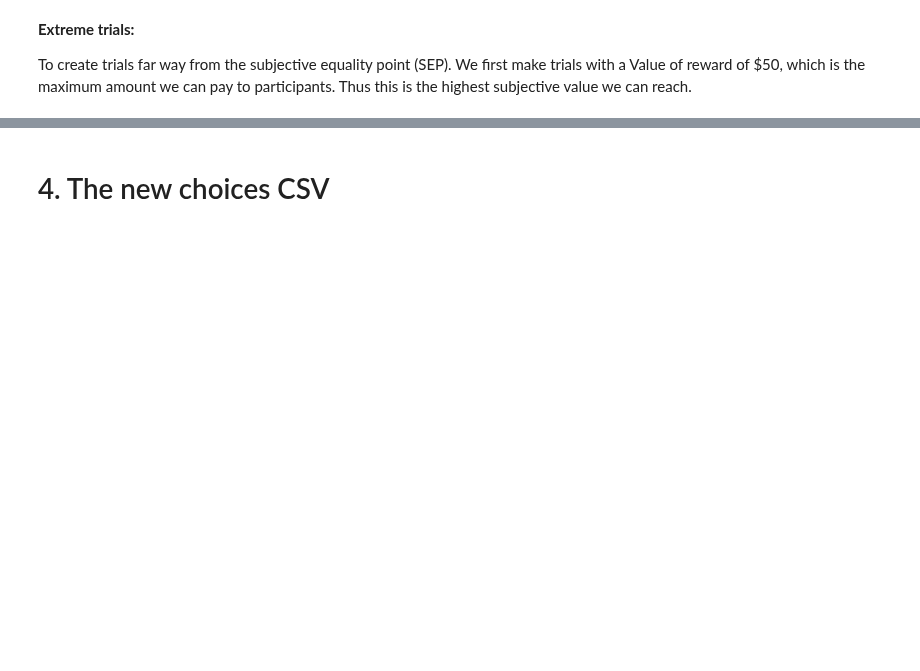
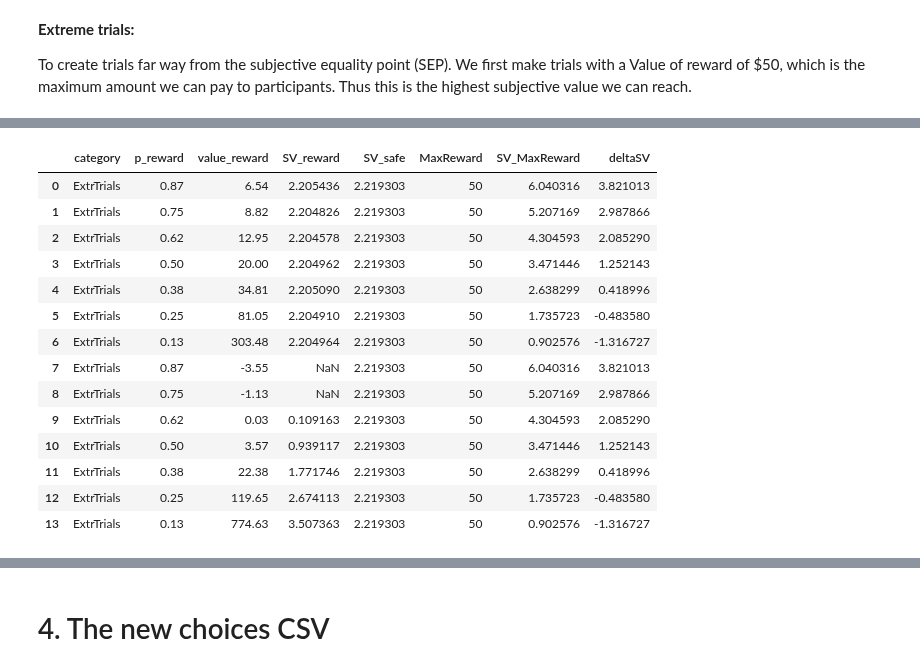
Before and after one commit to CDN-Lab/Adaptive_Choicesets, a Jupyter notebook: gen_choice_set_space.ipynb, the cells around one changed output, grey strips where cells are left out. Saved outputs shown, nothing was run; the diff lists cells and outputs as text; code cells hidden in the pictures; blank space fills up the shorter version.

```diff
--- a/gen_choice_set_space.ipynb
+++ b/gen_choice_set_space.ipynb
@@ -269 +311,34 @@ ExtrTrials
+# %%
+
+ExtrTrials['category'] = 'ExtrTrials'
+ExtrTrials['SV_reward'] = (ExtrTrials['p_reward'] - beta*A/2)*ExtrTrials['value_reward']**alpha
+
+ExtrTrials['SV_safe'] = 5.0**alpha
+ExtrTrials['MaxReward'] = 50
+ExtrTrials['SV_MaxReward'] = (ExtrTrials['p_reward'] - beta*A/2)*50**alpha
+
+ExtrTrials['deltaSV'] = ExtrTrials['SV_MaxReward'] - ExtrTrials['SV_safe']
+#ExtrTrials['SV_evil'] = ExtrTrials['SV_SE_reward'] - ExtrTrials['deltaSV']
+
+
+#Organizing
+col = ExtrTrials.pop('category')
+ExtrTrials.insert(0, col.name,col)
+ExtrTrials
+# %% [output]
+|  | category | p_reward | value_reward | SV_reward | SV_safe | MaxReward | SV_MaxReward | deltaSV |
+| 0 | ExtrTrials | 0.87 | 6.54 | 2.205436 | 2.219303 | 50 | 6.040316 | 3.821013 |
+| 1 | ExtrTrials | 0.75 | 8.82 | 2.204826 | 2.219303 | 50 | 5.207169 | 2.987866 |
+| 2 | ExtrTrials | 0.62 | 12.95 | 2.204578 | 2.219303 | 50 | 4.304593 | 2.085290 |
+| 3 | ExtrTrials | 0.50 | 20.00 | 2.204962 | 2.219303 | 50 | 3.471446 | 1.252143 |
+| 4 | ExtrTrials | 0.38 | 34.81 | 2.205090 | 2.219303 | 50 | 2.638299 | 0.418996 |
+| 5 | ExtrTrials | 0.25 | 81.05 | 2.204910 | 2.219303 | 50 | 1.735723 | -0.483580 |
+| 6 | ExtrTrials | 0.13 | 303.48 | 2.204964 | 2.219303 | 50 | 0.902576 | -1.316727 |
+| 7 | ExtrTrials | 0.87 | -3.55 | NaN | 2.219303 | 50 | 6.040316 | 3.821013 |
+| 8 | ExtrTrials | 0.75 | -1.13 | NaN | 2.219303 | 50 | 5.207169 | 2.987866 |
+| 9 | ExtrTrials | 0.62 | 0.03 | 0.109163 | 2.219303 | 50 | 4.304593 | 2.085290 |
+| 10 | ExtrTrials | 0.50 | 3.57 | 0.939117 | 2.219303 | 50 | 3.471446 | 1.252143 |
+| 11 | ExtrTrials | 0.38 | 22.38 | 1.771746 | 2.219303 | 50 | 2.638299 | 0.418996 |
+| 12 | ExtrTrials | 0.25 | 119.65 | 2.674113 | 2.219303 | 50 | 1.735723 | -0.483580 |
+| 13 | ExtrTrials | 0.13 | 774.63 | 3.507363 | 2.219303 | 50 | 0.902576 | -1.316727 |
 # %%
```
Also changed, not shown: parts of 33 cells of this notebook.
